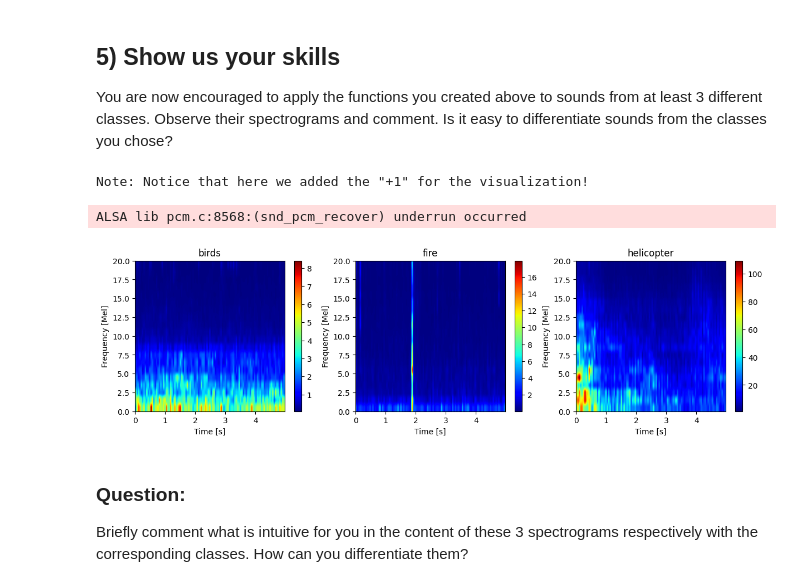
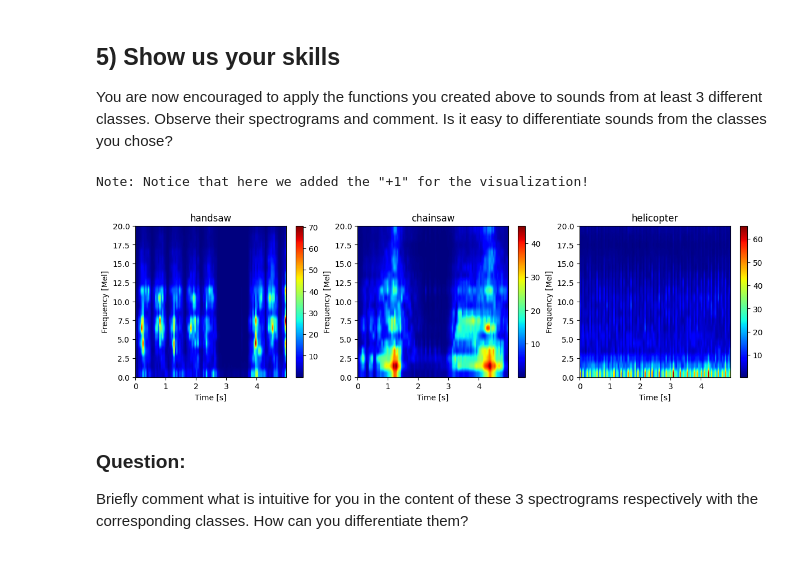
Before and after one commit to Ulynux/LELEC21023-grH, a Jupyter notebook: classification/h1_feature_vectors.ipynb, the cells around one changed output. Cells and saved outputs as stored; diff of their text form; code cells hidden in the pictures.

```diff
--- a/classification/h1_feature_vectors.ipynb
+++ b/classification/h1_feature_vectors.ipynb
@@ -406,42 +406,41 @@ You are now encouraged to apply the functions you created above to sounds from a
 # %%
 ### TO COMPLETE
 ### Choose 3 sounds from different classes to observe how their mel spectrograms differ
-a = 10
-sound1 = dataset["birds", a]
-sound2 = dataset["fire", a]
+a = 3
+sound1 = dataset["handsaw", a]
+sound2 = dataset["chainsaw", a]
 sound3 = dataset["helicopter", a]
 
-sd.play(sf.read(sound3)[0], fs)
+# sd.play(sf.read(sound3)[0], fs)
 
 "Compute the melspecgrams"
 x1, _ = sf.read(sound1)
 x2, _ = sf.read(sound2)
 x3, _ = sf.read(sound3)
 melspec1 = melspecgram(x1)
 melspec2 = melspecgram(x2)
 melspec3 = melspecgram(x3)
 
 print('Note: Notice that here we added the "+1" for the visualization!')
 
 "Plot"
 fig = plt.figure(figsize=(12, 3))
 ax1 = fig.add_axes([0.0, 0.0, 0.28, 0.9])
 ax2 = fig.add_axes([0.33, 0.0, 0.28, 0.9])
 ax3 = fig.add_axes([0.66, 0.0, 0.28, 0.9])
 plot_specgram(
     melspec1, ax=ax1, is_mel=True, title=get_cls_from_path(sound1), tf=len(y) / fs_down
 )
 plot_specgram(
     melspec2, ax=ax2, is_mel=True, title=get_cls_from_path(sound2), tf=len(y) / fs_down
 )
 plot_specgram(
     melspec3, ax=ax3, is_mel=True, title=get_cls_from_path(sound3), tf=len(y) / fs_down
 )
 plt.show()
 # %% [output]
 Note: Notice that here we added the "+1" for the visualization!
-ALSA lib pcm.c:8568:(snd_pcm_recover) underrun occurred
-[figure, old version]
+[figure, new version]
 # %% [markdown]
 ### Question:
 Briefly comment what is intuitive for you in the content of these 3 spectrograms respectively with the corresponding classes.
```
Also changed, not shown: parts of 2 cells of this notebook.
